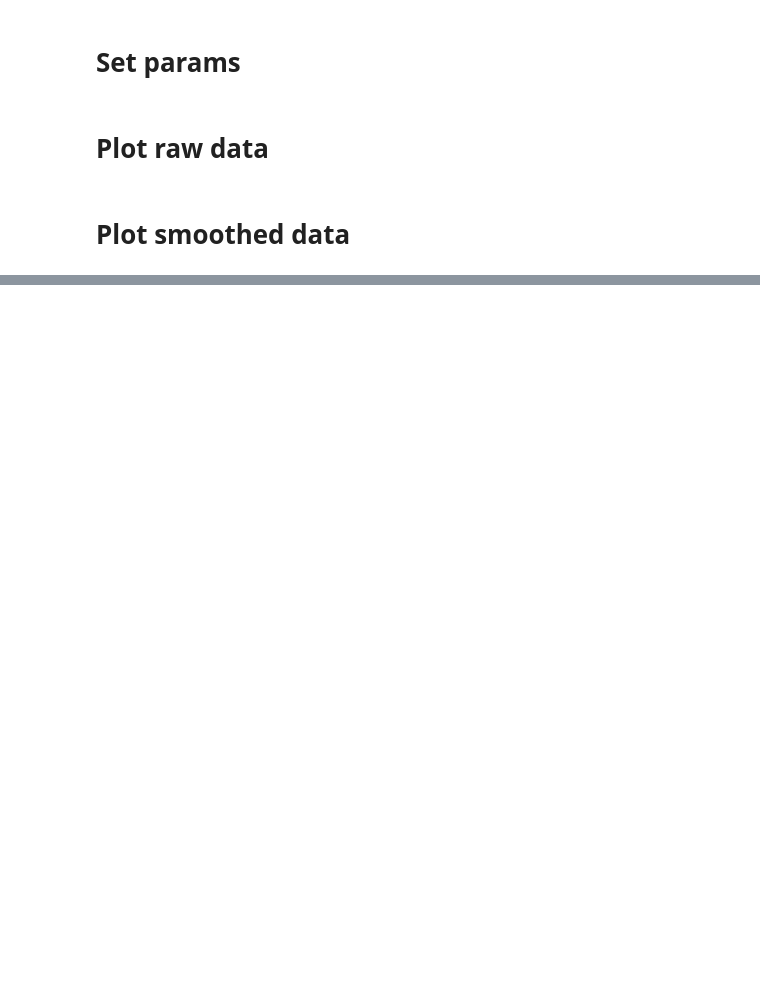
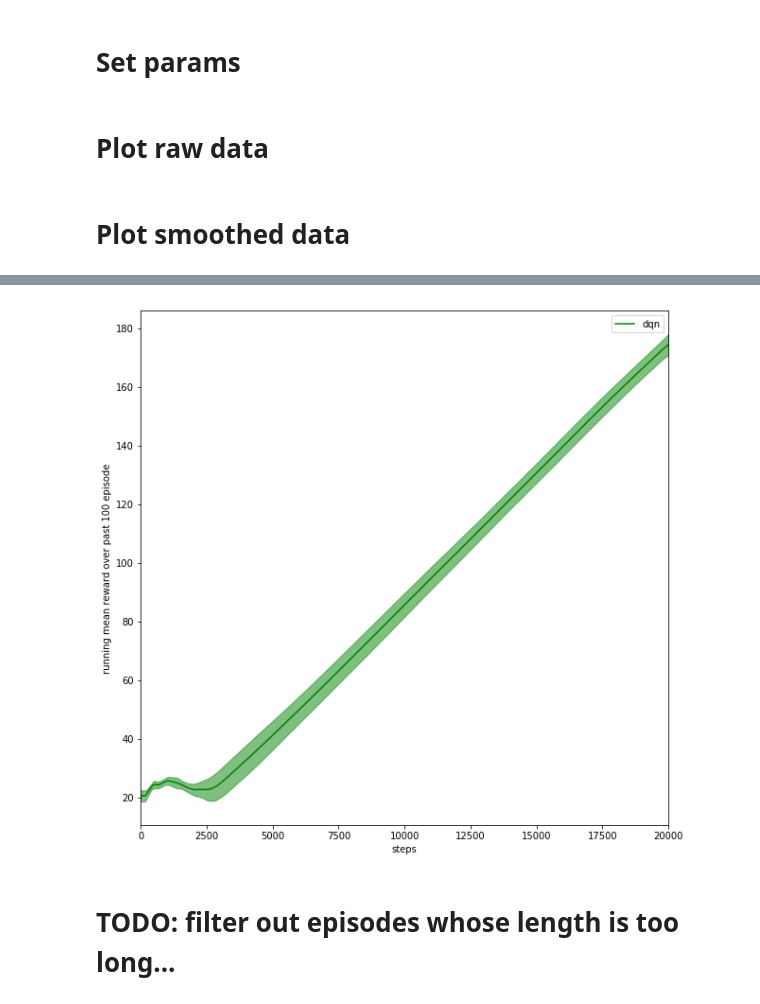
Before and after one commit to avati/baselines, a Jupyter notebook: visualize_results.ipynb, the cells around one changed output, grey strips where cells are left out. Drawn from its saved outputs; the diff is of its cells as text; code cells hidden in the pictures; blank space fills up the shorter version.

```diff
--- a/visualize_results.ipynb
+++ b/visualize_results.ipynb
@@ -163,43 +208,59 @@ for group, path_to_logs in folders_to_load.items():
     c_idx+=1
 
     episode_reward_resampled_global = None
+    rewards_resampled_global = None
 
     for path_to_log in path_to_logs:
 
         # Get raw curves
         results=pd.read_csv(path_to_log, sep=',',header=0)
-        rewards = np.reshape(results['mean 100 episode reward'].values, [-1,1])
+        rewards = results['mean 100 episode reward'].values
         episodes = np.reshape(results['episodes'].values, [-1,1])
         steps = results['steps'].values
         episode_reward = results['episode_reward'].values
         # Resample curves
         steps_resampled = np.linspace(0, max_timestep, n_steps_to_resample, endpoint=True)
         episode_reward_resampled = np.interp(steps_resampled, steps, episode_reward)
+        rewards_resampled = np.interp(steps_resampled, steps, rewards)
         # Reshape
         steps = np.reshape(steps,[-1,1])
         steps_resampled = np.reshape(steps_resampled,[-1,1])
         episode_reward = np.reshape(episode_reward,[-1,1])
+        rewards_resampled = np.reshape(rewards_resampled,[-1,1])
 
         # Smooth resampled curves
         episode_reward_resampled_smoothed = pu.smooth(episode_reward_resampled,radius=radius)
         episode_reward_resampled_smoothed = np.reshape(episode_reward_resampled_smoothed,[-1,1])
 
         episode_reward_resampled_global = episode_reward_resampled_smoothed if episode_reward_resampled_global is None else np.concatenate([episode_reward_resampled_global,episode_reward_resampled_smoothed],axis=1)
+        rewards_resampled_global = rewards_resampled if rewards_resampled_global is None else np.concatenate([rewards_resampled_global,rewards_resampled],axis=1)
 
     # Get mean and std of resampled curves
-    print('episode_reward_resampled_global',episode_reward_resampled_global.shape)
-    r_mean = np.mean(episode_reward_resampled_global,axis=1)
-    r_std = np.std(episode_reward_resampled_global,axis=1)
-    print('r_mean',r_mean.shape)
-    print('r_std',r_std.shape)
+
+    r_mean_ep_r = np.mean(episode_reward_resampled_global,axis=1)
+    r_std_ep_r = np.std(episode_reward_resampled_global,axis=1)
+    r_mean_r = np.mean(rewards_resampled_global,axis=1)
+    r_std_r = np.std(rewards_resampled_global,axis=1)
 
     # Plot mean resampled curves
-    plt.plot(steps_resampled, r_mean,c=cmap[c_idx],label=group)
+    plt.legend(group)
+    #plt.plot(steps_resampled, r_mean_ep_r,c=cmap[c_idx],label=group)
+    plt.plot(steps_resampled, r_mean_r,c=cmap[c_idx],label=group)
 
     # Plot std deviation resampled curves
-    plt.fill_between(steps_resampled.flatten(), r_mean-r_std, r_mean+r_std, alpha=0.5, edgecolor=cmap[c_idx], facecolor=cmap[c_idx])
+    #plt.fill_between(steps_resampled.flatten(), r_mean_ep_r-r_std_ep_r, r_mean_ep_r+r_std_ep_r, alpha=0.5, edgecolor=cmap[c_idx], facecolor=cmap[c_idx])
+    plt.fill_between(steps_resampled.flatten(), r_mean_r-r_std_r, r_mean_r+r_std_r, alpha=0.5, edgecolor=cmap[c_idx], facecolor=cmap[c_idx])
+
+
 
 
 plt.xlim((0,max_timestep))
 plt.legend()
+plt.xlabel('steps')
+
+#plt.ylabel('episode reward')
+plt.ylabel('running mean reward over past 100 episode')
+
 plt.show()
+# %% [output]
+[figure, added]
@@ -207,0 +267,2 @@ plt.show()
+# %% [markdown]
+# TODO: filter out episodes whose length is too long...
```
Also changed, not shown: parts of 5 cells of this notebook, 1 other file.
